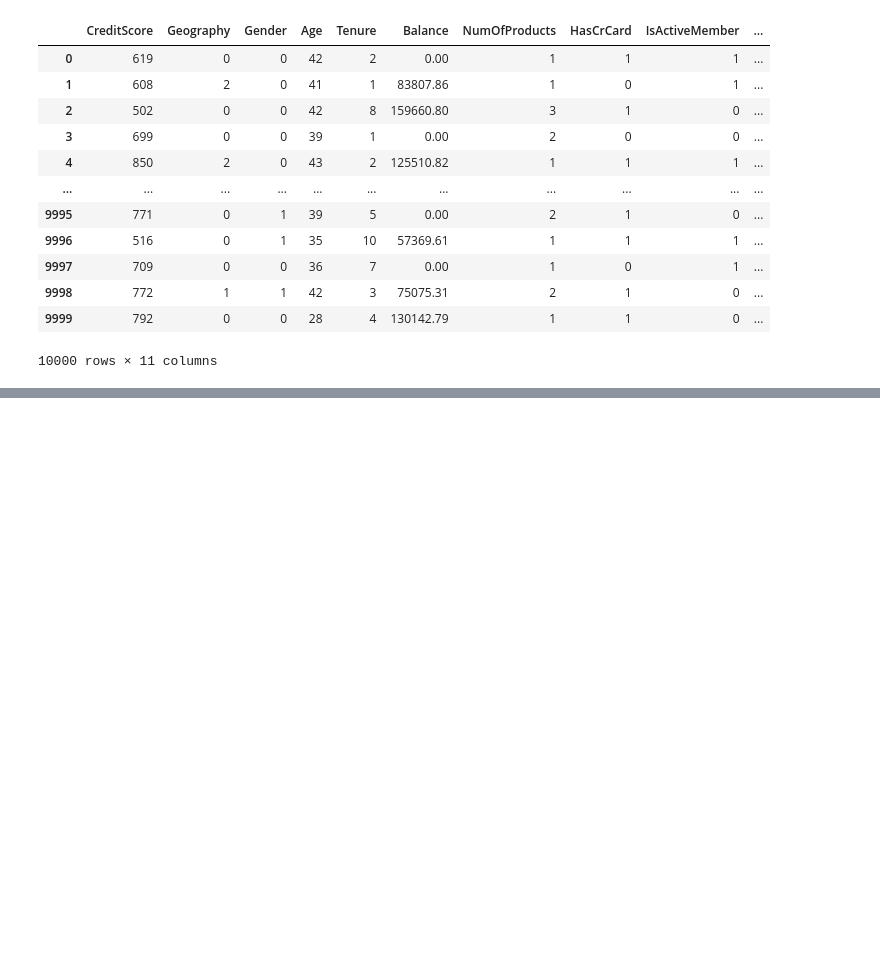
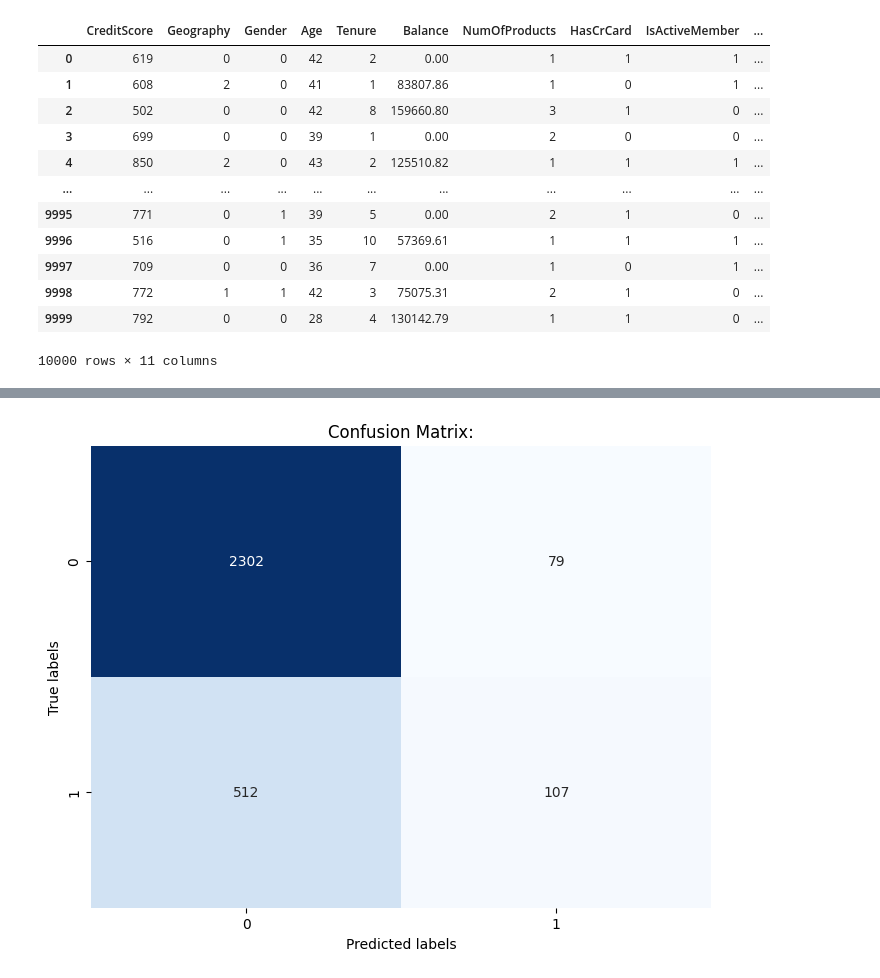
Before and after one commit to DLIBYH/Encryptix, a Jupyter notebook: customer-churn.ipynb, the cells around one changed output, grey strips where cells are left out. Cells and saved outputs as stored; diff of their text form; code cells hidden in the pictures; blank space fills up the shorter version.

```diff
--- a/customer-churn.ipynb
+++ b/customer-churn.ipynb
@@ -165,0 +227,13 @@ df
+# %%
+from sklearn.linear_model import LogisticRegression
+from sklearn.metrics import accuracy_score, classification_report
+
+# Create a Logistic Regression classifier
+logreg_clf = LogisticRegression()
+logreg_clf.fit(X_train, y_train)
+logreg_prediction = logreg_clf.predict(X_test)
+logreg_accuracy = accuracy_score(y_test, logreg_prediction)
+
+print("Training accuracy Score    : ", logreg_clf.score(X_train, y_train))
+print("Test accuracy Score : ", logreg_accuracy)
+print(classification_report(logreg_prediction, y_test))
@@ -165,0 +251,15 @@ df
+# %%
+from sklearn.metrics import confusion_matrix
+
+# Calculate the confusion matrix
+conf_matrix = confusion_matrix(y_test, logreg_prediction)
+
+# Plot confusion matrix
+plt.figure(figsize=(8,6))
+sns.heatmap(conf_matrix, annot=True, fmt="d", cmap="Blues", cbar=False)
+plt.xlabel("Predicted labels")
+plt.ylabel("True labels")
+plt.title("Confusion Matrix:")
+plt.show()
+# %% [output]
+[figure, added]
```
Also changed, not shown: parts of 9 cells of this notebook.
